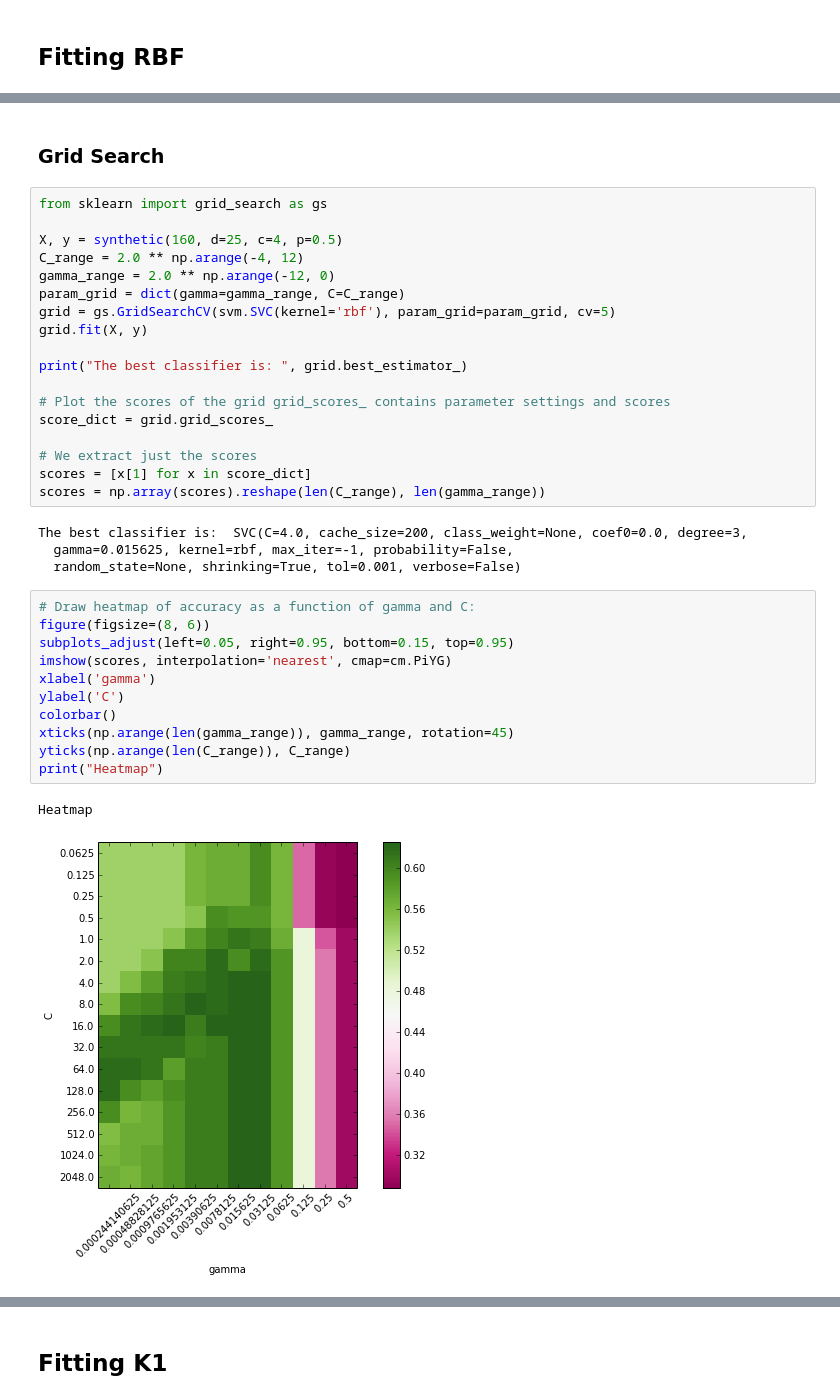
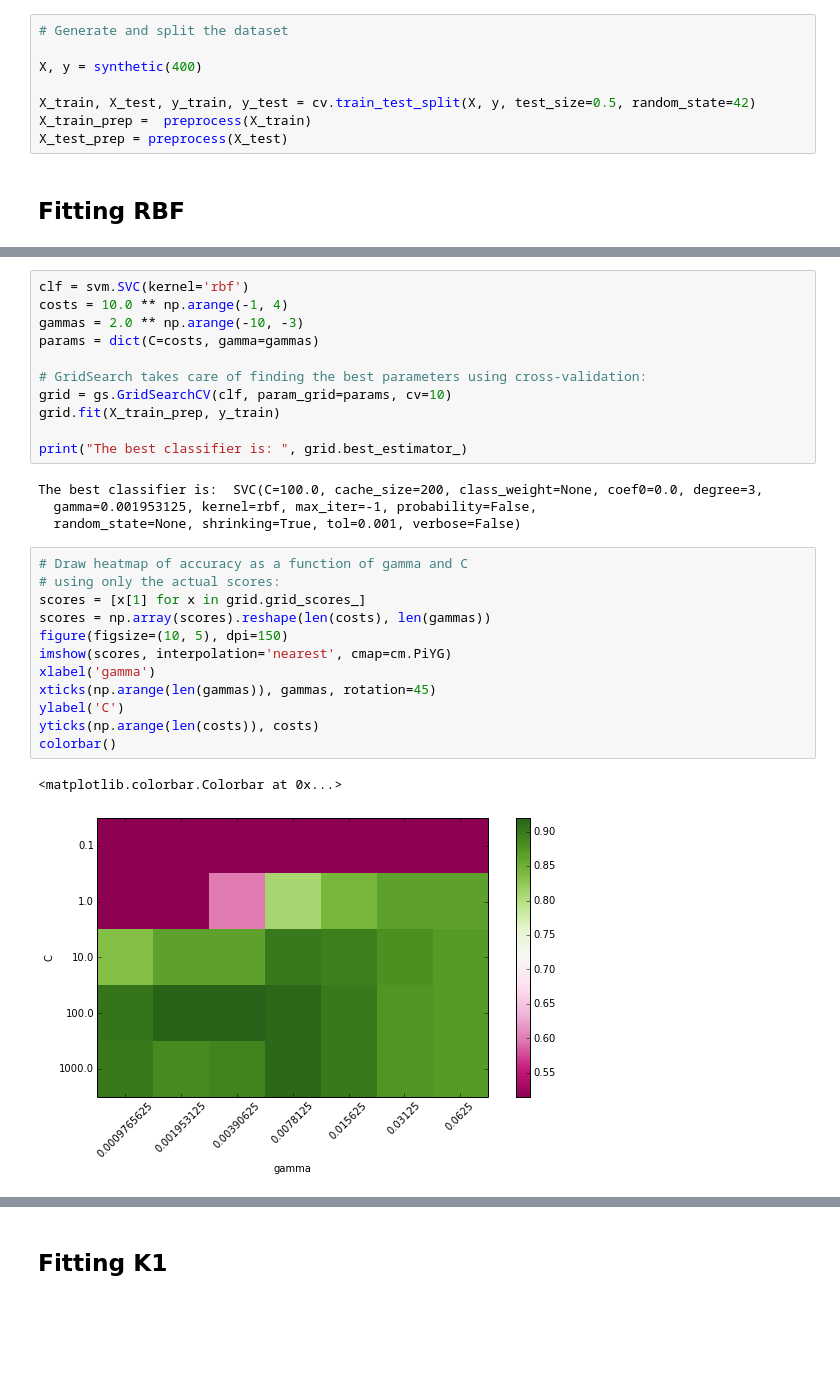
Before and after one commit to 4kxz/categorical-kernels, a Jupyter notebook: Kernels - Performance on Synthetic.ipynb, the cells around one changed output, grey strips where cells are left out. Saved outputs shown, nothing was run; the diff lists cells and outputs as text; blank space fills up the shorter version.

Commit message:
Added kernel k2. Test battery in progress.

```diff
--- a/Kernels - Performance on Synthetic.ipynb
+++ b/Kernels - Performance on Synthetic.ipynb
@@ -55,4 +59,12 @@ for i, n in enumerate(sizes):
 # %% [markdown]
 # Finding Parameters
+# %%
+# Generate and split the dataset
+
+X, y = synthetic(400)
+
+X_train, X_test, y_train, y_test = cv.train_test_split(X, y, test_size=0.5, random_state=42)
+X_train_prep =  preprocess(X_train)
+X_test_prep = preprocess(X_test)
 # %% [markdown]
 ## Fitting RBF
@@ -103,38 +71,30 @@ plot(gammas, results[2], 'x', color='g', linewidth=0.5)
-# %% [markdown]
-### Grid Search
-# %%
-from sklearn import grid_search as gs
-
-X, y = synthetic(160, d=25, c=4, p=0.5)
-C_range = 2.0 ** np.arange(-4, 12)
-gamma_range = 2.0 ** np.arange(-12, 0)
-param_grid = dict(gamma=gamma_range, C=C_range)
-grid = gs.GridSearchCV(svm.SVC(kernel='rbf'), param_grid=param_grid, cv=5)
-grid.fit(X, y)
-
-print("The best classifier is: ", grid.best_estimator_)
-
-# Plot the scores of the grid grid_scores_ contains parameter settings and scores
-score_dict = grid.grid_scores_
-
-# We extract just the scores
-scores = [x[1] for x in score_dict]
-scores = np.array(scores).reshape(len(C_range), len(gamma_range))
-# %% [output]
-The best classifier is:  SVC(C=4.0, cache_size=200, class_weight=None, coef0=0.0, degree=3,
-  gamma=0.015625, kernel=rbf, max_iter=-1, probability=False,
-  random_state=None, shrinking=True, tol=0.001, verbose=False)
+# %%
+clf = svm.SVC(kernel='rbf')
+costs = 10.0 ** np.arange(-1, 4)
+gammas = 2.0 ** np.arange(-10, -3)
+params = dict(C=costs, gamma=gammas)
+
+# GridSearch takes care of finding the best parameters using cross-validation:
+grid = gs.GridSearchCV(clf, param_grid=params, cv=10)
+grid.fit(X_train_prep, y_train)
+
+print("The best classifier is: ", grid.best_estimator_)
+# %% [output]
+The best classifier is:  SVC(C=100.0, cache_size=200, class_weight=None, coef0=0.0, degree=3,
+  gamma=0.001953125, kernel=rbf, max_iter=-1, probability=False,
+  random_state=None, shrinking=True, tol=0.001, verbose=False)
 # %%
-# Draw heatmap of accuracy as a function of gamma and C:
-figure(figsize=(8, 6))
-subplots_adjust(left=0.05, right=0.95, bottom=0.15, top=0.95)
+# Draw heatmap of accuracy as a function of gamma and C
+# using only the actual scores:
+scores = [x[1] for x in grid.grid_scores_]
+scores = np.array(scores).reshape(len(costs), len(gammas))
+figure(figsize=(10, 5), dpi=150)
 imshow(scores, interpolation='nearest', cmap=cm.PiYG)
 xlabel('gamma')
+xticks(np.arange(len(gammas)), gammas, rotation=45)
 ylabel('C')
+yticks(np.arange(len(costs)), costs)
 colorbar()
-xticks(np.arange(len(gamma_range)), gamma_range, rotation=45)
-yticks(np.arange(len(C_range)), C_range)
-print("Heatmap")
 # %% [output]
-Heatmap
+<matplotlib.colorbar.Colorbar at 0x...>
-[figure, old version]
+[figure, new version]
```
Also changed, not shown: parts of 13 cells of this notebook, 3 other files.
